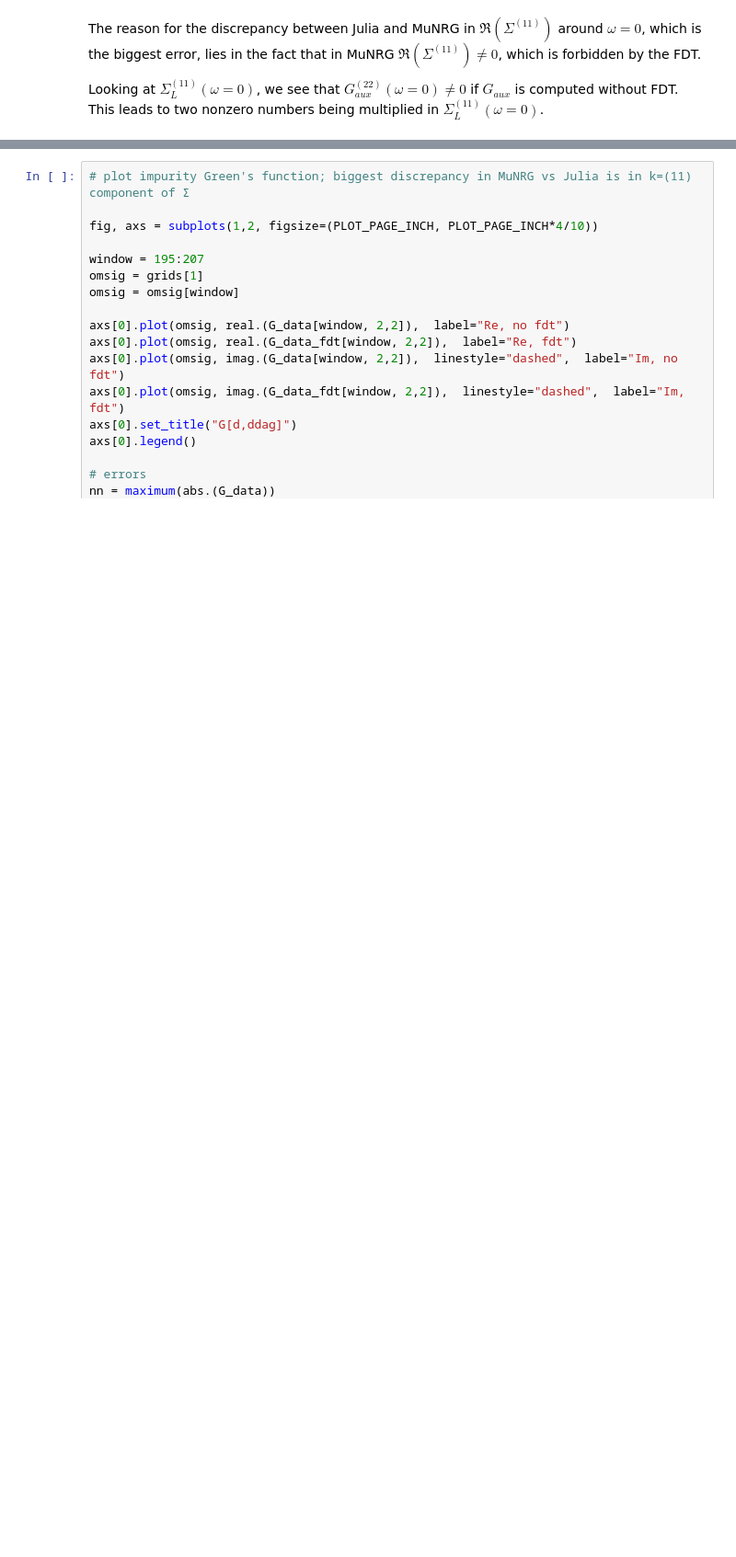
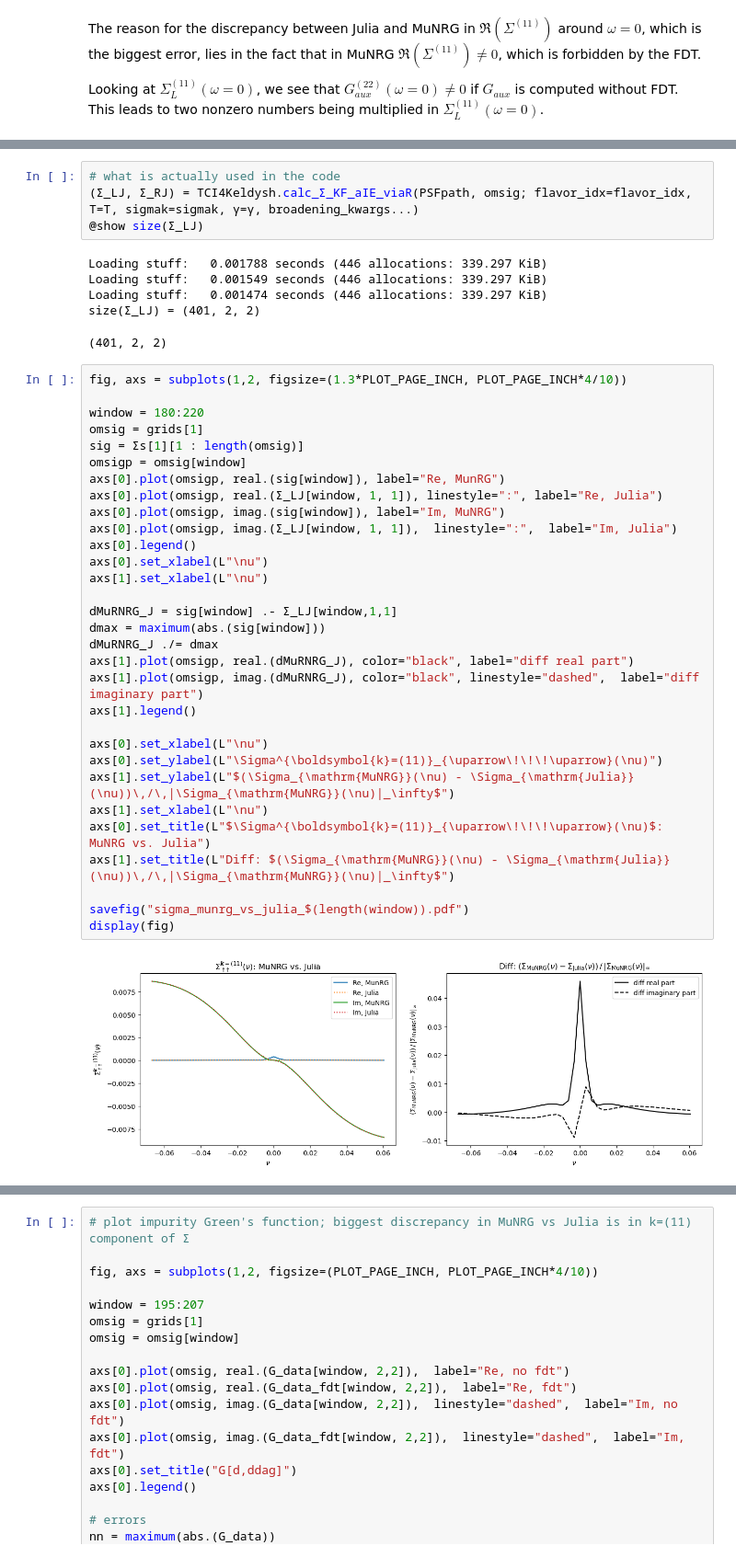
Before and after one commit to MFrankenbach/TCI4Keldysh, a Jupyter notebook: scripts/selfenergy_inspection.ipynb, the cells around one changed output, grey strips where cells are left out. Shown at 92% size. Cells and saved outputs as stored; diff of their text form; blank space fills up the shorter version.

```diff
--- a/scripts/selfenergy_inspection.ipynb
+++ b/scripts/selfenergy_inspection.ipynb
@@ -191,0 +222,43 @@ to two nonzero numbers being multiplied in $\Sigma_L^{(11)}(\omega=0)$.
+# %%
+# what is actually used in the code
+(Σ_LJ, Σ_RJ) = TCI4Keldysh.calc_Σ_KF_aIE_viaR(PSFpath, omsig; flavor_idx=flavor_idx, T=T, sigmak=sigmak, γ=γ, broadening_kwargs...)
+@show size(Σ_LJ)
+# %% [output]
+Loading stuff:   0.001788 seconds (446 allocations: 339.297 KiB)
+Loading stuff:   0.001549 seconds (446 allocations: 339.297 KiB)
+Loading stuff:   0.001474 seconds (446 allocations: 339.297 KiB)
+size(Σ_LJ) = (401, 2, 2)
+(401, 2, 2)
+# %%
+fig, axs = subplots(1,2, figsize=(1.3*PLOT_PAGE_INCH, PLOT_PAGE_INCH*4/10))
+
+window = 180:220
+omsig = grids[1]
+sig = Σs[1][1 : length(omsig)]
+omsigp = omsig[window]
+axs[0].plot(omsigp, real.(sig[window]), label="Re, MunRG")
+axs[0].plot(omsigp, real.(Σ_LJ[window, 1, 1]), linestyle=":", label="Re, Julia")
+axs[0].plot(omsigp, imag.(sig[window]), label="Im, MuNRG")
+axs[0].plot(omsigp, imag.(Σ_LJ[window, 1, 1]),  linestyle=":",  label="Im, Julia")
+axs[0].legend()
+axs[0].set_xlabel(L"\nu")
+axs[1].set_xlabel(L"\nu")
+
+dMuRNRG_J = sig[window] .- Σ_LJ[window,1,1]
+dmax = maximum(abs.(sig[window]))
+dMuRNRG_J ./= dmax
+axs[1].plot(omsigp, real.(dMuRNRG_J), color="black", label="diff real part")
+axs[1].plot(omsigp, imag.(dMuRNRG_J), color="black", linestyle="dashed",  label="diff imaginary part")
+axs[1].legend()
+
+axs[0].set_xlabel(L"\nu")
+axs[0].set_ylabel(L"\Sigma^{\boldsymbol{k}=(11)}_{\uparrow\!\!\!\uparrow}(\nu)")
+axs[1].set_ylabel(L"$(\Sigma_{\mathrm{MuNRG}}(\nu) - \Sigma_{\mathrm{Julia}}(\nu))\,/\,|\Sigma_{\mathrm{MuNRG}}(\nu)|_\infty$")
+axs[1].set_xlabel(L"\nu")
+axs[0].set_title(L"$\Sigma^{\boldsymbol{k}=(11)}_{\uparrow\!\!\!\uparrow}(\nu)$: MuNRG vs. Julia")
+axs[1].set_title(L"Diff: $(\Sigma_{\mathrm{MuNRG}}(\nu) - \Sigma_{\mathrm{Julia}}(\nu))\,/\,|\Sigma_{\mathrm{MuNRG}}(\nu)|_\infty$")
+
+savefig("sigma_munrg_vs_julia_$(length(window)).pdf")
+display(fig)
+# %% [output]
+[figure, added]
```
Also changed, not shown: parts of 29 cells of this notebook, 2 other files.
